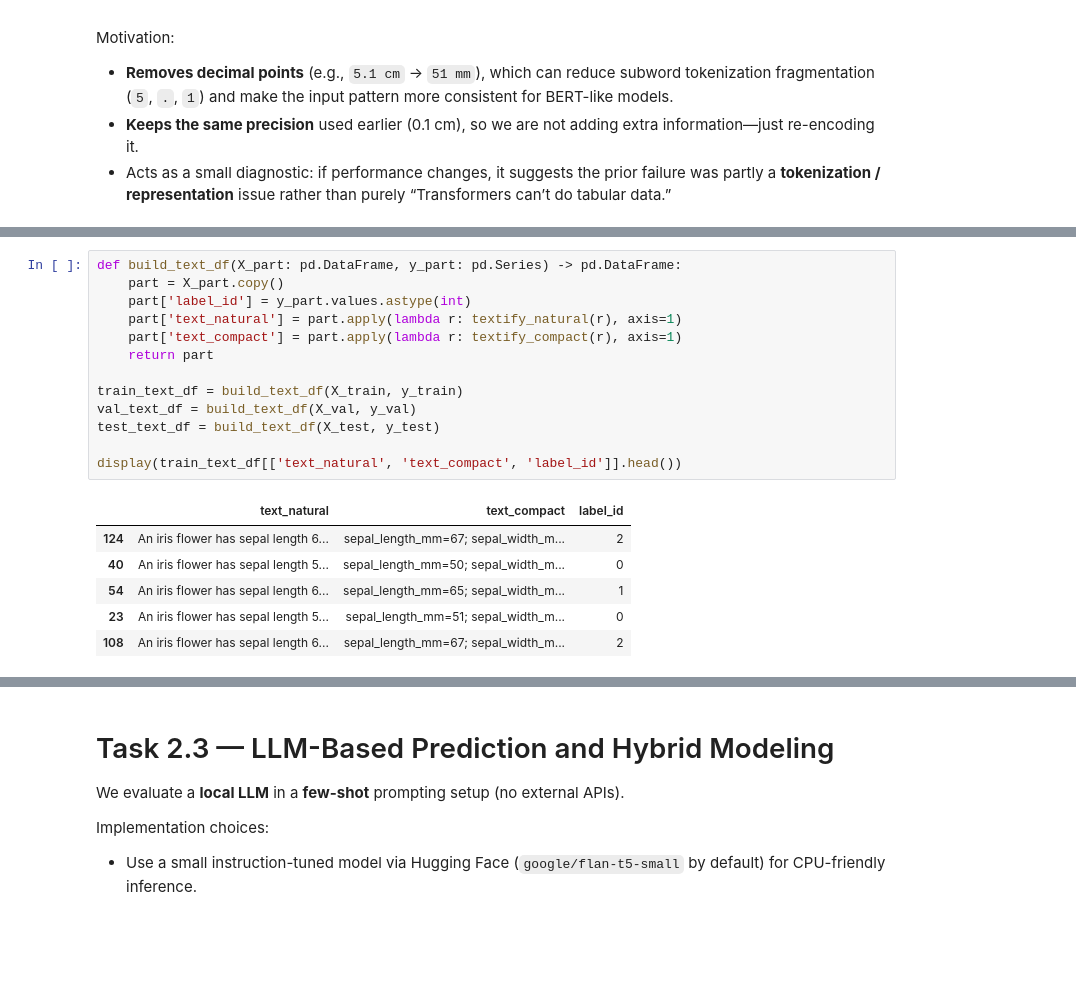
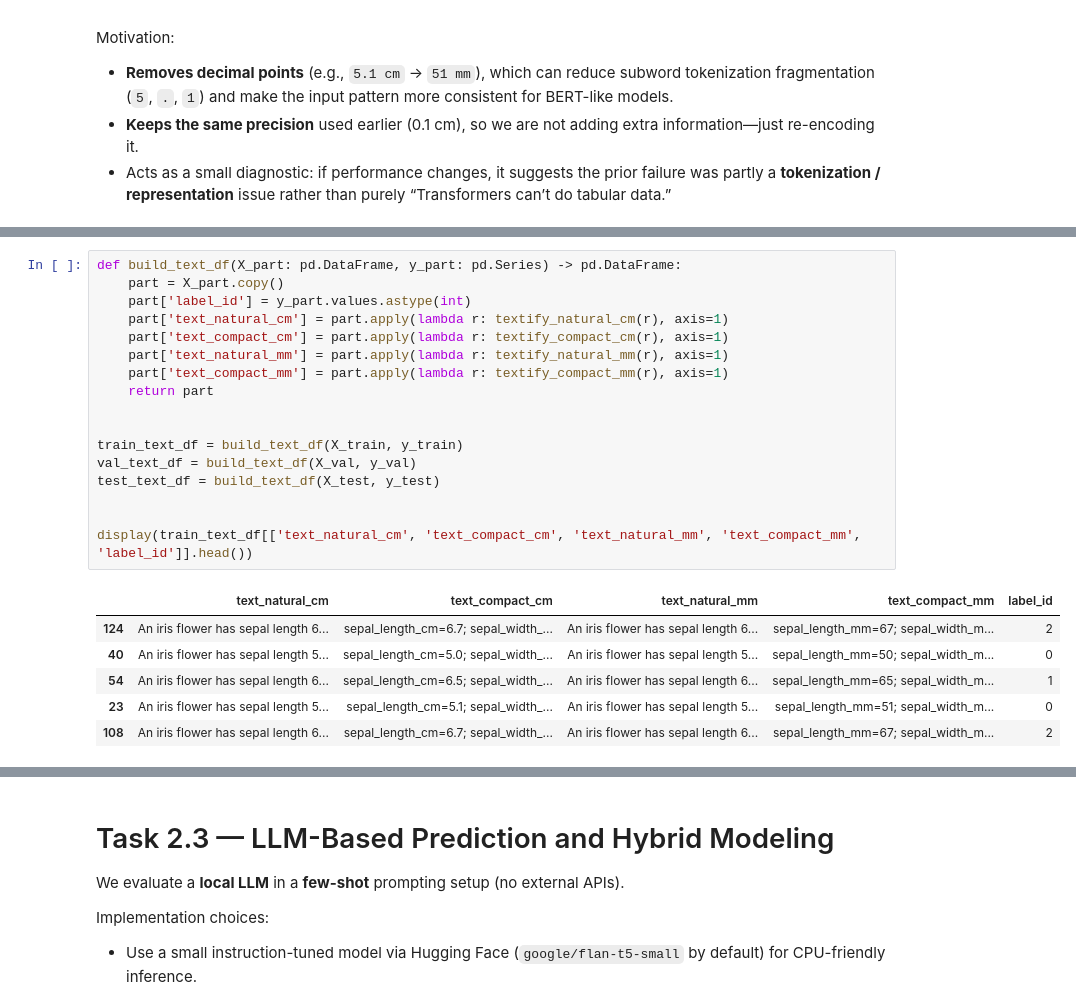
Before and after one commit to atomicsulfate/classic-ml-vs-llm, a Jupyter notebook: task2_classical_vs_llm_structured.ipynb, the cells around one changed output, grey strips where cells are left out. Drawn from its saved outputs; the diff is of its cells as text; blank space fills up the shorter version.

```diff
--- a/task2_classical_vs_llm_structured.ipynb
+++ b/task2_classical_vs_llm_structured.ipynb
@@ -369,23 +424,27 @@ Compact: sepal_length_mm=77; sepal_width_mm=26; petal_length_mm=69; petal_width_
 # %%
 def build_text_df(X_part: pd.DataFrame, y_part: pd.Series) -> pd.DataFrame:
     part = X_part.copy()
     part['label_id'] = y_part.values.astype(int)
-    part['text_natural'] = part.apply(lambda r: textify_natural(r), axis=1)
-    part['text_compact'] = part.apply(lambda r: textify_compact(r), axis=1)
+    part['text_natural_cm'] = part.apply(lambda r: textify_natural_cm(r), axis=1)
+    part['text_compact_cm'] = part.apply(lambda r: textify_compact_cm(r), axis=1)
+    part['text_natural_mm'] = part.apply(lambda r: textify_natural_mm(r), axis=1)
+    part['text_compact_mm'] = part.apply(lambda r: textify_compact_mm(r), axis=1)
     return part
+
 
 train_text_df = build_text_df(X_train, y_train)
 val_text_df = build_text_df(X_val, y_val)
 test_text_df = build_text_df(X_test, y_test)
 
-display(train_text_df[['text_natural', 'text_compact', 'label_id']].head())
+
+display(train_text_df[['text_natural_cm', 'text_compact_cm', 'text_natural_mm', 'text_compact_mm', 'label_id']].head())
 # %% [output]
-|  | text_natural | text_compact | label_id |
-| 124 | An iris flower has sepal length 6... | sepal_length_mm=67; sepal_width_m... | 2 |
-| 40 | An iris flower has sepal length 5... | sepal_length_mm=50; sepal_width_m... | 0 |
-| 54 | An iris flower has sepal length 6... | sepal_length_mm=65; sepal_width_m... | 1 |
-| 23 | An iris flower has sepal length 5... | sepal_length_mm=51; sepal_width_m... | 0 |
-| 108 | An iris flower has sepal length 6... | sepal_length_mm=67; sepal_width_m... | 2 |
+|  | text_natural_cm | text_compact_cm | text_natural_mm | text_compact_mm | label_id |
+| 124 | An iris flower has sepal length 6... | sepal_length_cm=6.7; sepal_width_... | An iris flower has sepal length 6... | sepal_length_mm=67; sepal_width_m... | 2 |
+| 40 | An iris flower has sepal length 5... | sepal_length_cm=5.0; sepal_width_... | An iris flower has sepal length 5... | sepal_length_mm=50; sepal_width_m... | 0 |
+| 54 | An iris flower has sepal length 6... | sepal_length_cm=6.5; sepal_width_... | An iris flower has sepal length 6... | sepal_length_mm=65; sepal_width_m... | 1 |
+| 23 | An iris flower has sepal length 5... | sepal_length_cm=5.1; sepal_width_... | An iris flower has sepal length 5... | sepal_length_mm=51; sepal_width_m... | 0 |
+| 108 | An iris flower has sepal length 6... | sepal_length_cm=6.7; sepal_width_... | An iris flower has sepal length 6... | sepal_length_mm=67; sepal_width_m... | 2 |
 # %%
 def make_hf_dataset(df_part: pd.DataFrame, text_col: str) -> Dataset:
     return Dataset.from_dict({
```
Also changed, not shown: parts of 16 cells of this notebook.
